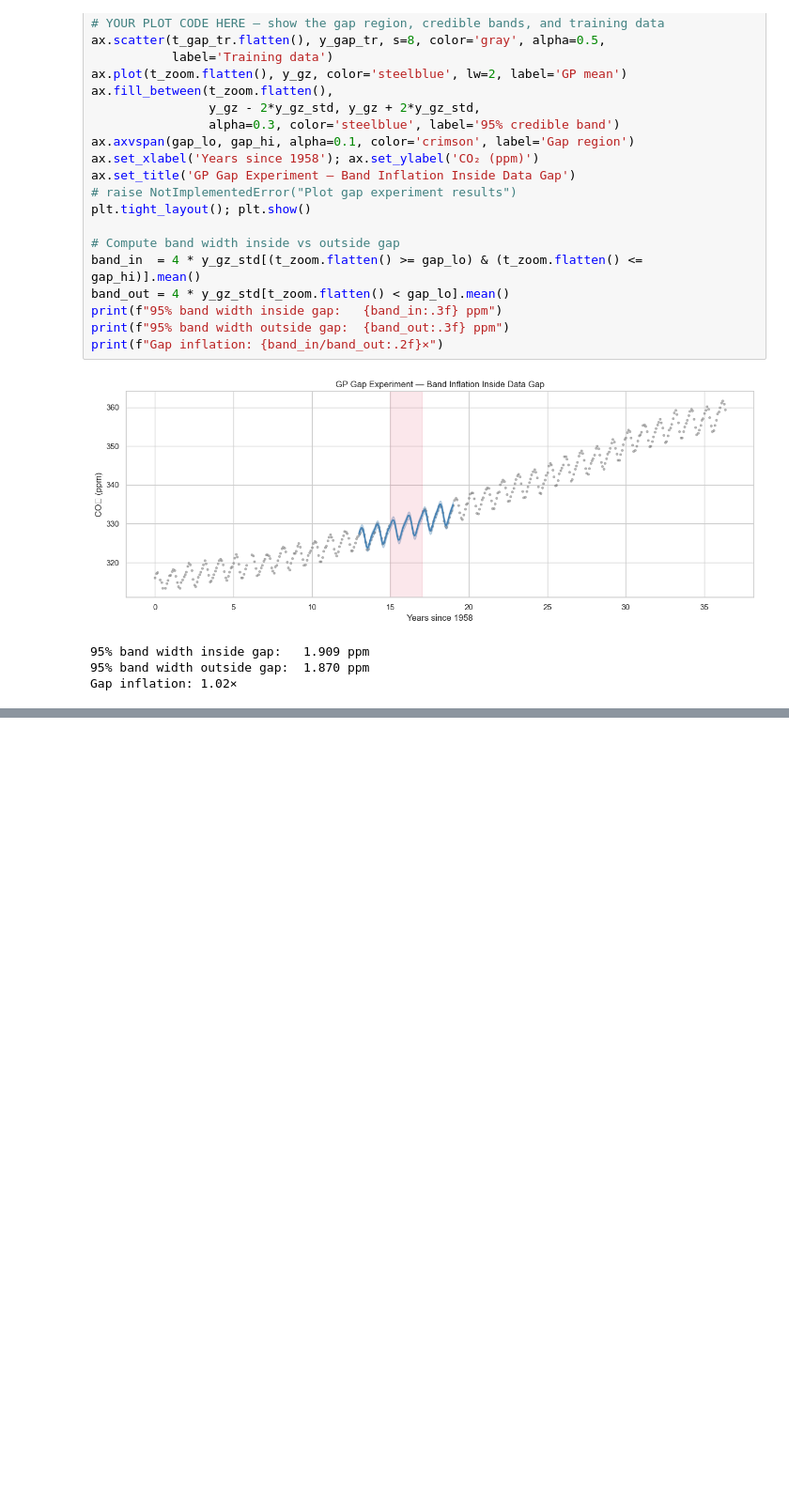
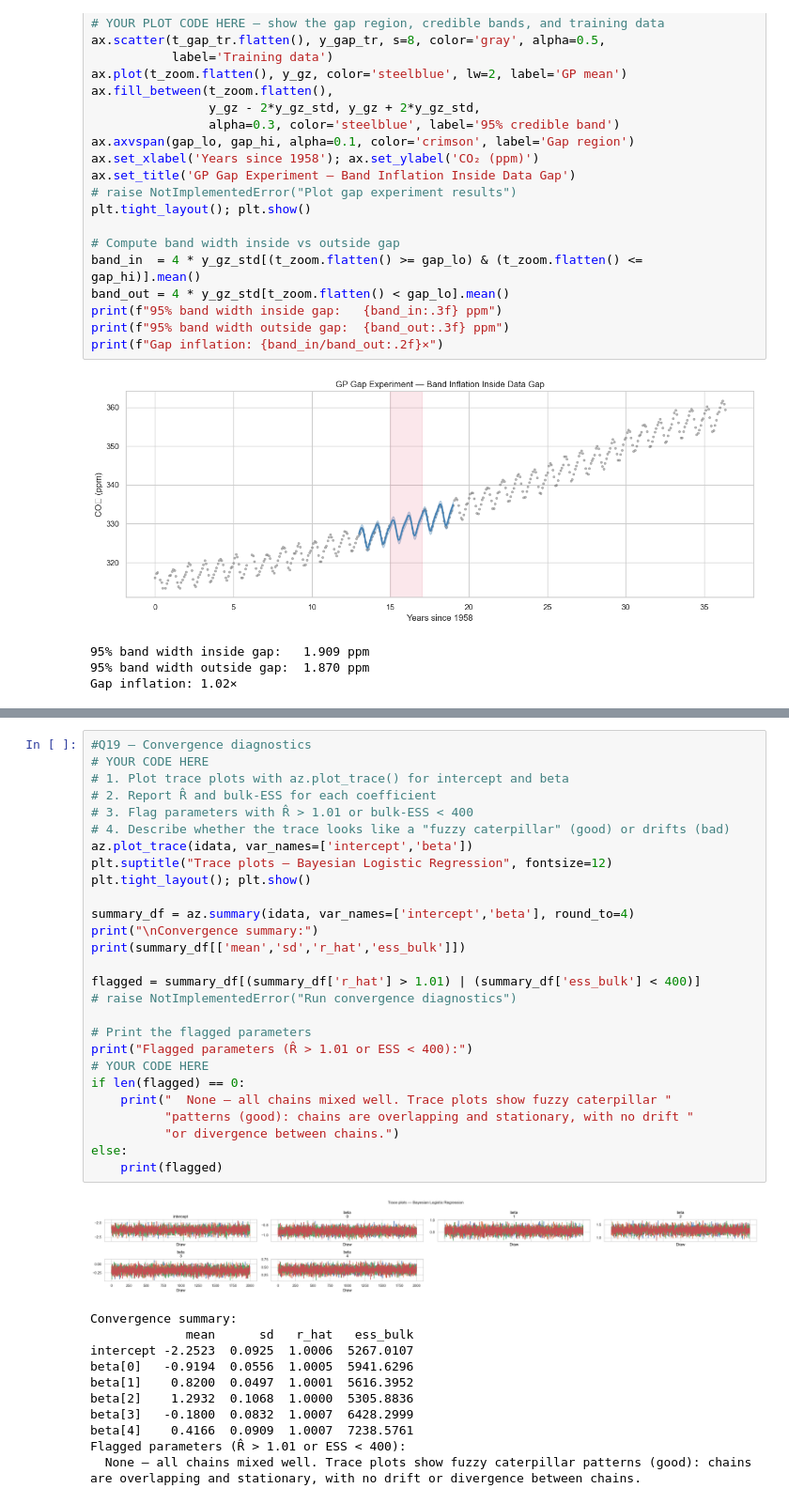
Before and after one commit to Amit3729/machine_learning, a Jupyter notebook: Probabilistic_Models/analysis1.ipynb, the cells around one changed output, grey strips where cells are left out. Shown at 94% size. Saved outputs shown, nothing was run; the diff lists cells and outputs as text; blank space fills up the shorter version.

```diff
--- a/Probabilistic_Models/analysis1.ipynb
+++ b/Probabilistic_Models/analysis1.ipynb
@@ -871,0 +1000,39 @@ plt.tight_layout(); plt.show()
+# %%
+#Q19 — Convergence diagnostics
+# YOUR CODE HERE
+# 1. Plot trace plots with az.plot_trace() for intercept and beta
+# 2. Report R̂ and bulk-ESS for each coefficient
+# 3. Flag parameters with R̂ > 1.01 or bulk-ESS < 400
+# 4. Describe whether the trace looks like a "fuzzy caterpillar" (good) or drifts (bad)
+az.plot_trace(idata, var_names=['intercept','beta'])
+plt.suptitle("Trace plots — Bayesian Logistic Regression", fontsize=12)
+plt.tight_layout(); plt.show()
+
+summary_df = az.summary(idata, var_names=['intercept','beta'], round_to=4)
+print("\nConvergence summary:")
+print(summary_df[['mean','sd','r_hat','ess_bulk']])
+
+flagged = summary_df[(summary_df['r_hat'] > 1.01) | (summary_df['ess_bulk'] < 400)]
+# raise NotImplementedError("Run convergence diagnostics")
+
+# Print the flagged parameters
+print("Flagged parameters (R̂ > 1.01 or ESS < 400):")
+# YOUR CODE HERE
+if len(flagged) == 0:
+    print("  None — all chains mixed well. Trace plots show fuzzy caterpillar "
+          "patterns (good): chains are overlapping and stationary, with no drift "
+          "or divergence between chains.")
+else:
+    print(flagged)
+# %% [output]
+[figure, added]
+Convergence summary:
+             mean      sd   r_hat   ess_bulk
+intercept -2.2523  0.0925  1.0006  5267.0107
+beta[0]   -0.9194  0.0556  1.0005  5941.6296
+beta[1]    0.8200  0.0497  1.0001  5616.3952
+beta[2]    1.2932  0.1068  1.0000  5305.8836
+beta[3]   -0.1800  0.0832  1.0007  6428.2999
+beta[4]    0.4166  0.0909  1.0007  7238.5761
+Flagged parameters (R̂ > 1.01 or ESS < 400):
+  None — all chains mixed well. Trace plots show fuzzy caterpillar patterns (good): chains are overlapping and stationary, with no drift or divergence between chains.
```
Also changed, not shown: parts of 9 cells of this notebook, 2 other files.
